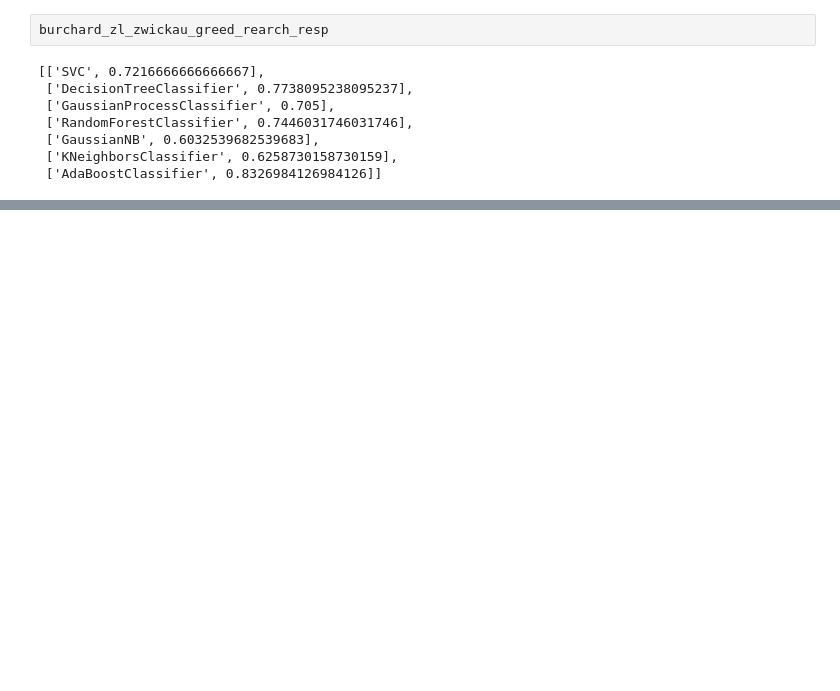
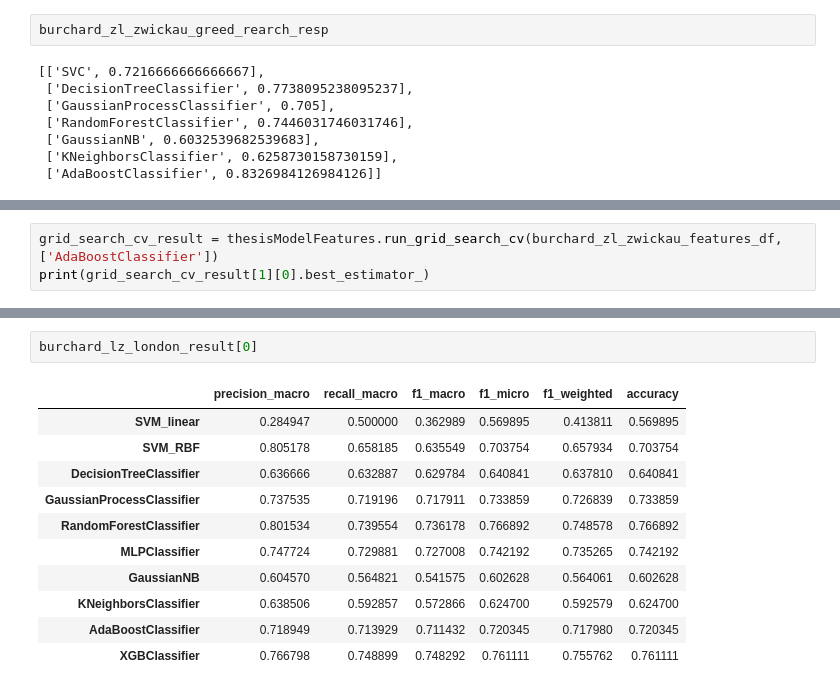
Before and after one commit to sashaaKr/thesis, a Jupyter notebook: notebooks/clean algorithm.ipynb, the cells around one changed output, grey strips where cells are left out. Drawn from its saved outputs; the diff is of its cells as text; blank space fills up the shorter version.

```diff
--- a/notebooks/clean algorithm.ipynb
+++ b/notebooks/clean algorithm.ipynb
@@ -544,0 +349,3 @@ cum sicut dicit ieronimus quosdam inueniamus lustrasse prouintias maria transfre
+# %%
+grid_search_cv_result = thesisModelFeatures.run_grid_search_cv(burchard_zl_zwickau_features_df, ['AdaBoostClassifier'])
+print(grid_search_cv_result[1][0].best_estimator_)
@@ -544,0 +417,14 @@ cum sicut dicit ieronimus quosdam inueniamus lustrasse prouintias maria transfre
+# %%
+burchard_lz_london_result[0]
+# %% [output]
+|  | precision_macro | recall_macro | f1_macro | f1_micro | f1_weighted | accuracy |
+| SVM_linear | 0.284947 | 0.500000 | 0.362989 | 0.569895 | 0.413811 | 0.569895 |
+| SVM_RBF | 0.805178 | 0.658185 | 0.635549 | 0.703754 | 0.657934 | 0.703754 |
+| DecisionTreeClassifier | 0.636666 | 0.632887 | 0.629784 | 0.640841 | 0.637810 | 0.640841 |
+| GaussianProcessClassifier | 0.737535 | 0.719196 | 0.717911 | 0.733859 | 0.726839 | 0.733859 |
+| RandomForestClassifier | 0.801534 | 0.739554 | 0.736178 | 0.766892 | 0.748578 | 0.766892 |
+| MLPClassifier | 0.747724 | 0.729881 | 0.727008 | 0.742192 | 0.735265 | 0.742192 |
+| GaussianNB | 0.604570 | 0.564821 | 0.541575 | 0.602628 | 0.564061 | 0.602628 |
+| KNeighborsClassifier | 0.638506 | 0.592857 | 0.572866 | 0.624700 | 0.592579 | 0.624700 |
+| AdaBoostClassifier | 0.718949 | 0.713929 | 0.711432 | 0.720345 | 0.717980 | 0.720345 |
+| XGBClassifier | 0.766798 | 0.748899 | 0.748292 | 0.761111 | 0.755762 | 0.761111 |
```
Also changed, not shown: parts of 60 cells of this notebook, 8 other files.
